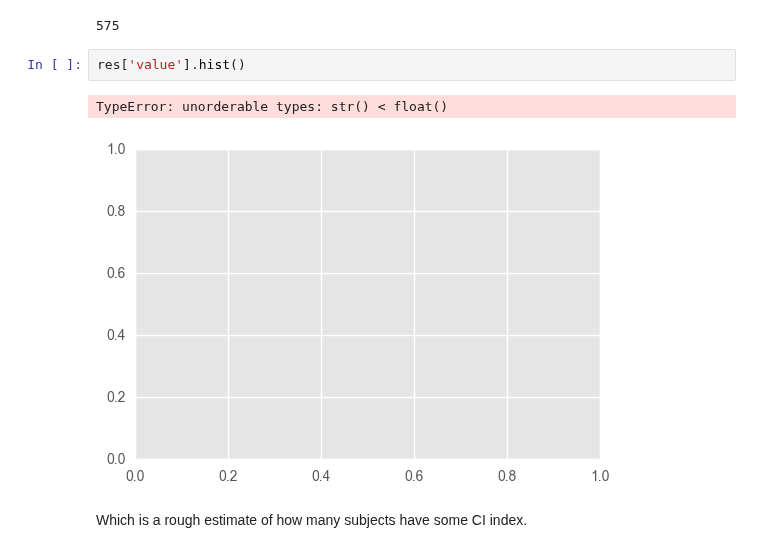
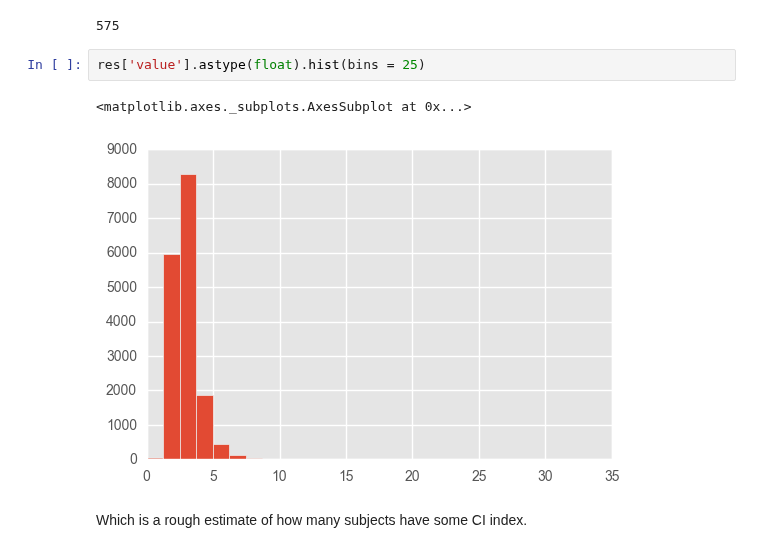
Before and after one commit to yhtgrace/echo, a Jupyter notebook: notebooks/161219_echo_outpatient_cardiogenic.ipynb, the cells around one changed output. Drawn from its saved outputs; the diff is of its cells as text.

Commit message:
Plot distribution of CIs

```diff
--- a/notebooks/161219_echo_outpatient_cardiogenic.ipynb
+++ b/notebooks/161219_echo_outpatient_cardiogenic.ipynb
@@ -102,10 +102,10 @@ len(res.dropna()['subject_id'].unique())
 # %% [output]
 575
 # %%
-res['value'].hist()
+res['value'].astype(float).hist(bins = 25)
 # %% [output]
-TypeError: unorderable types: str() < float()
+<matplotlib.axes._subplots.AxesSubplot at 0x...>
-[figure, old version]
+[figure, new version]
 # %% [markdown]
 Which is a rough estimate of how many subjects have some CI index.
 # %%
```
